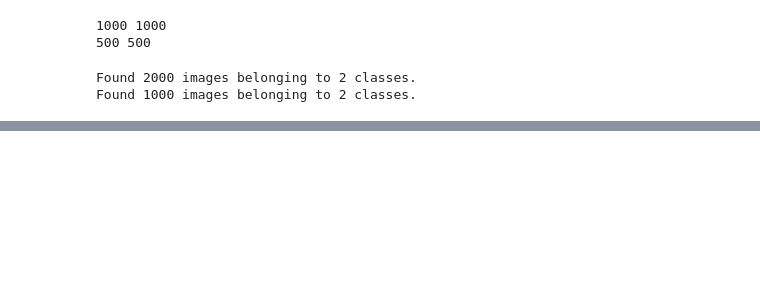
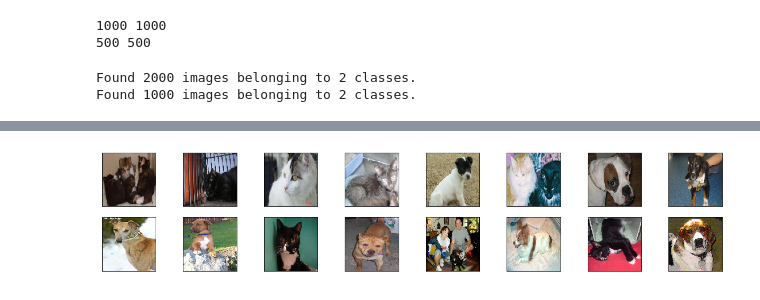
Before and after one commit to erickgrm/deep-learning, a Jupyter notebook: cats&dogs.ipynb, the cells around one changed output, grey strips where cells are left out. Cells and saved outputs as stored; diff of their text form; code cells hidden in the pictures; blank space fills up the shorter version.

```diff
--- a/cats&dogs.ipynb
+++ b/cats&dogs.ipynb
@@ -58,0 +66,17 @@ plt.show()
+# %%
+# CNN model setup
+model = tf.keras.models.Sequential([
+    tf.keras.layers.Conv2D(filters=32, kernel_size=3, padding='same', activation='relu', input_shape=(150, 150, 3)),
+    tf.keras.layers.MaxPooling2D(pool_size=2, padding='same'),
+
+    tf.keras.layers.Conv2D(filters=64, kernel_size=3, padding='same', activation='relu'),
+    tf.keras.layers.MaxPooling2D(pool_size=2, padding='same'),
+
+    tf.keras.layers.Flatten(),
+    tf.keras.layers.Dense(units=128, activation='relu'),
+    tf.keras.layers.Dense(units=2, activation='softmax')
+])
+model.compile(optimizer = 'adam',
+              loss= 'sparse_categorical_crossentropy',
+              metrics = ['accuracy'])
+model.summary()
@@ -58,0 +101,6 @@ plt.show()
+# %%
+# Model training
+trained = model.fit_generator(train_data, epochs=5, verbose=True,
+                              steps_per_epoch=int(np.ceil((num_cats+num_dogs)/float(BATCH_SIZE))),
+                              validation_data=val_data,
+                              validation_steps=int(np.ceil((num_cats_val+num_dogs_val) / float(BATCH_SIZE))))
@@ -58,0 +122,2 @@ plt.show()
+# %%
+predictions=model.predict_generator(val_data)
@@ -58,0 +136,16 @@ plt.show()
+# %%
+val_sample, _= next(val_data)
+# Print example and its predicted class
+plt.figure(figsize=(20,8))
+i = 0
+for image in sample:
+    plt.subplot(4,8,i+1)
+    plt.imshow(image)
+    plt.xticks([])
+    plt.yticks([])
+    plt.xlabel(classes[predictions[i].argmax()], color='white')
+    i += 1
+    if 15 < i: break
+plt.show()
+# %% [output]
+[figure, added]
```
Also changed, not shown: parts of 12 cells of this notebook, 3 other files.
